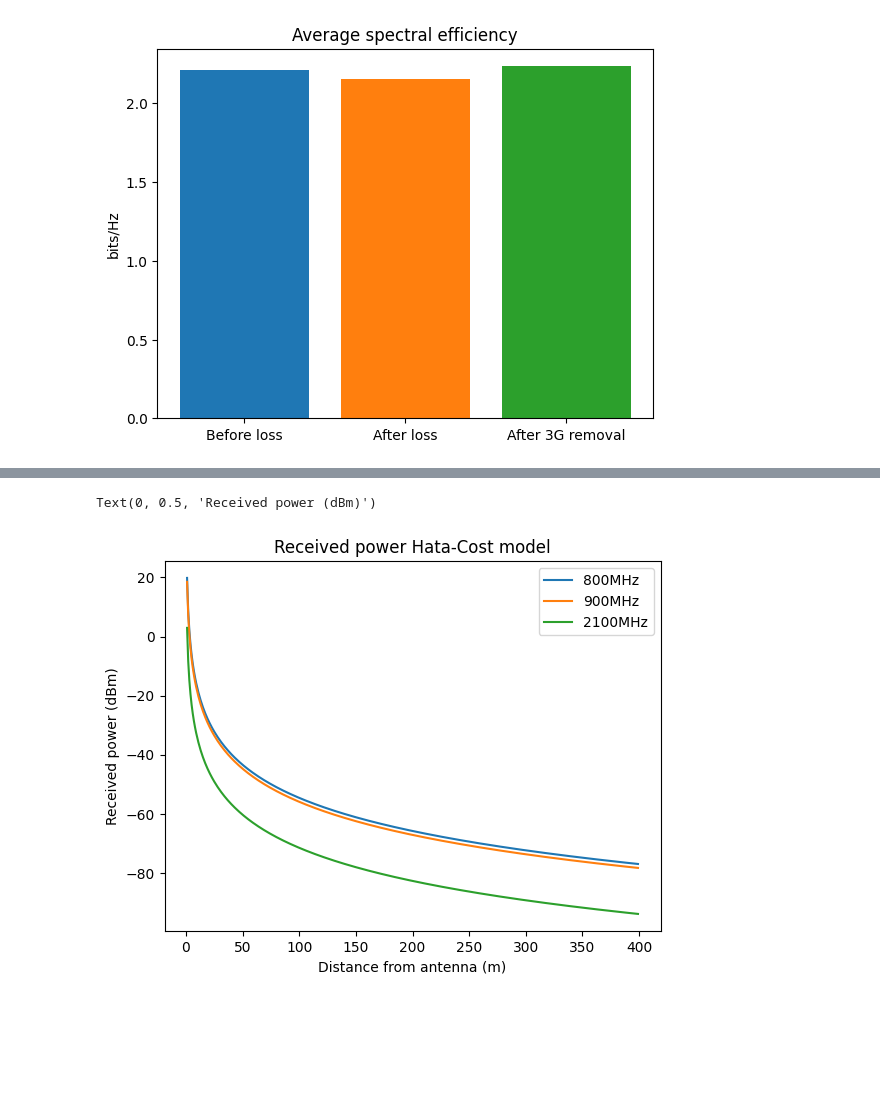
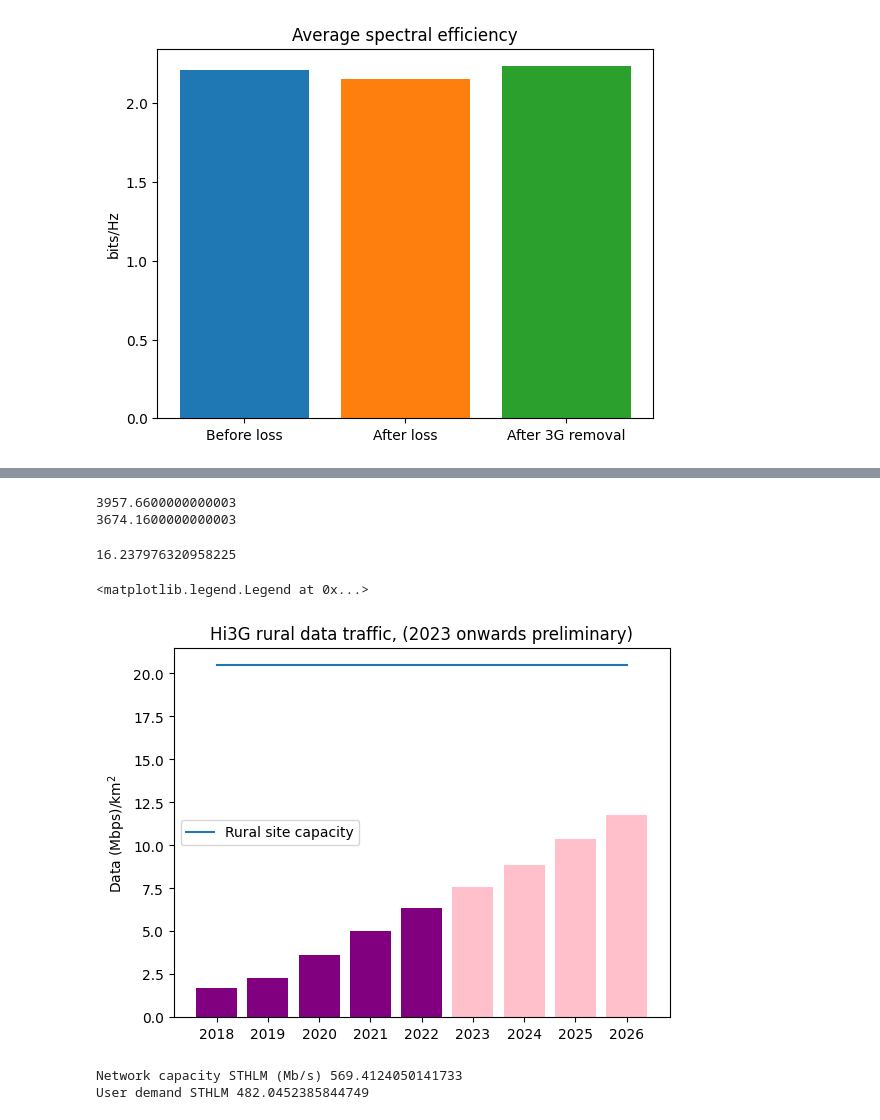
Before and after one commit to Joinatan/wireless_systems, a Jupyter notebook: casestudy2/data.ipynb, the cells around one changed output, grey strips where cells are left out. Saved outputs shown, nothing was run; the diff lists cells and outputs as text; code cells hidden in the pictures; blank space fills up the shorter version.

```diff
--- a/casestudy2/data.ipynb
+++ b/casestudy2/data.ipynb
@@ -169,25 +126,53 @@ def okomura_hata(h_t, h_r, d, f, city_type = 'medium'):
-# %%
-#coverage 900MHz
-received_signal_list800 = []
-received_signal_list900 = []
-received_signal_list2100 = []
-max_signal_strength = 37
-#https://www.pts.se/contentassets/2a002b99e7574e1cbf9b57a3cf9667d3/10-10534-bilaga-a-till-beslut-800mhz.pdf
-kilometers = 400
-
-for i in range(1, kilometers, 1):
-    received_signal_list800.append(67 - okomura_hata(15, 1.5, i*0.001, 800, 'large')-30)
-    received_signal_list900.append(67 - okomura_hata(15, 1.5, i*0.001, 900, 'large')-30)
-    received_signal_list2100.append(67 - okomura_hata(15, 1.5, i*0.001, 2100, 'large')-30)
-
-plt.plot(range(1, kilometers), received_signal_list800, label='800MHz')
-plt.plot(range(1, kilometers), received_signal_list900, label='900MHz')
-plt.plot(range(1, kilometers), received_signal_list2100, label='2100MHz')
-plt.legend()
-plt.title('Received power Hata-Cost model')
-plt.xlabel('Distance from antenna (m)')
-plt.ylabel('Received power (dBm)')
-#plt.xscale('log')
-# %% [output]
-Text(0, 0.5, 'Received power (dBm)')
-[figure, removed]
+# %%
+#system capacity
+sweden_capacity_before_loss = (total_bandwidth/1e6) * efficiency3g_4g_mix * 21
+sweden_capacity_after_loss = ((total_bandwidth-10e6)/1e6) * efficiency3g_4g_mix * 21
+print(sweden_capacity_before_loss)
+print(sweden_capacity_after_loss)
+#plt.bar(1, sweden_capacity_before_loss)
+#plt.bar(2, sweden_capacity_after_loss)
+# %% [output]
+3957.6600000000003
+3674.1600000000003
+# %%
+#network capacity RURAL
+pop_per_km_rural = 20
+kbit_sqrkm_rural = pop_per_km_rural * average_kbit_sec_busyhour_per_person
+rural_area = 1.5*np.sqrt(3) * 2.5**2 #km2
+print(rural_area)
+rural_percentage = 0.12
+per_second = 1/(365 * 8 * 60 * 60)
+base_stations_rural = tre_base_stations * rural_percentage #population 1million
+network_capacity_rural = ((total_bandwidth - 10e6)/1e6 * efficiency4g_5g_mix *
+                          1)
+#network_capacity_rural = (20e6/1e6 * efficiency4g_5g_mix * 1)
+
+tre_pop = swedish_population * tre_market_share
+#data TRE
+#https://statistik.pts.se/VariableValue/VariableValuesResult/2294?tableName=Tabell%2015%20Mobila%20datatj%C3%A4nster&&subHeader=Mobila%20samtals-%20och%20datatj%C3%A4nster%20-%20mobila%20datatj%C3%A4nster%20[8][10]*
+data_usage_rural = [1266_814.987,1116_814.987, 956_814.887,816_814.887,686_814.887, 541_691.417, 389_994.516, 245_134.305, 185_363.234]
+plt.xticks(np.arange(9), ["2018", "2019","2020", "2021", "2022", "2023", "2024", "2025", "2026"])
+for i in range(0, len(data_usage3)):
+    if i < 5:
+            plt.bar(i, pop_per_km_rural/(tre_pop) * 8e6 * per_second  * data_usage_rural[-i-1], color='purple')
+    else:
+            plt.bar(i, pop_per_km_rural/(tre_pop) * 8e6 * per_second  * data_usage_rural[-i-1], color='pink')
+plt.title('Hi3G rural data traffic, (2023 onwards preliminary)')
+plt.plot(np.arange(9), [network_capacity_rural/15 for x in np.arange(9)], label='Rural site capacity')
+plt.ylabel('Data (Mbps)/km$^2$')
+plt.legend()
+# %% [output]
+16.237976320958225
+<matplotlib.legend.Legend at 0x...>
+[figure, added]
+# %%
+#network capacity STHLM
+sthlm_area = 381 #km2
+base_stations_sthlm = tre_base_stations * 0.1 #population 1million
+network_capacity_sthlm = ((total_bandwidth - 10e6)/1e6 * efficiency4g_5g_mix * (base_stations_sthlm) *
+                          1 / sthlm_area)
+print('Network capacity STHLM (Mb/s)', network_capacity_sthlm)
+print('User demand STHLM', kbit_sqrkm_sthlm/1000)
+# %% [output]
+Network capacity STHLM (Mb/s) 569.4124050141733
+User demand STHLM 482.0452385844749
```
Also changed, not shown: parts of 10 cells of this notebook, 1 other file.
